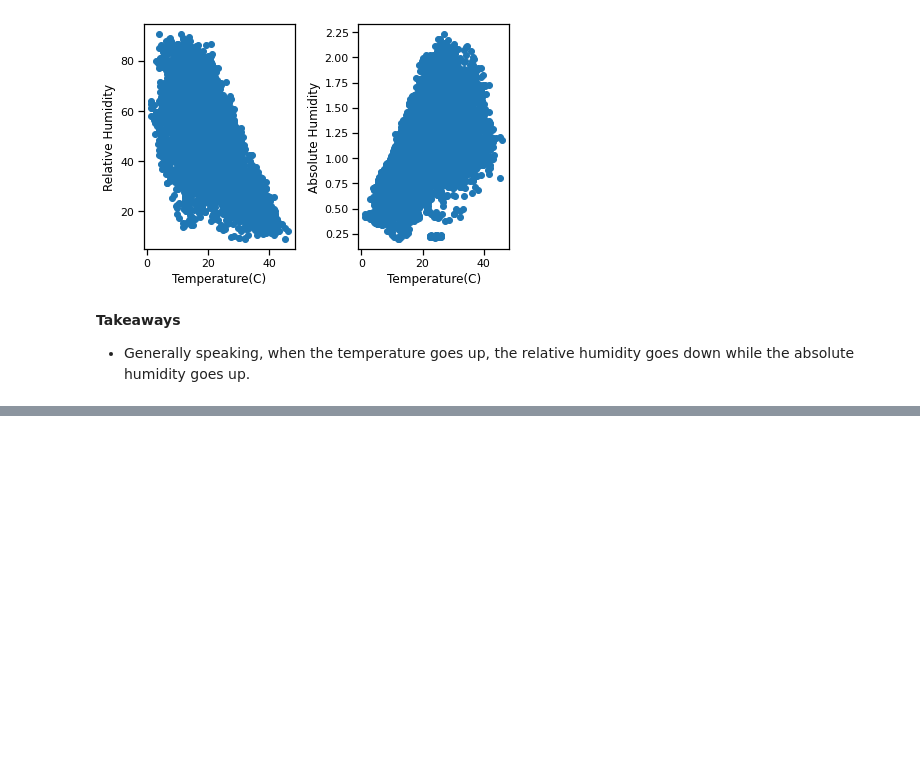
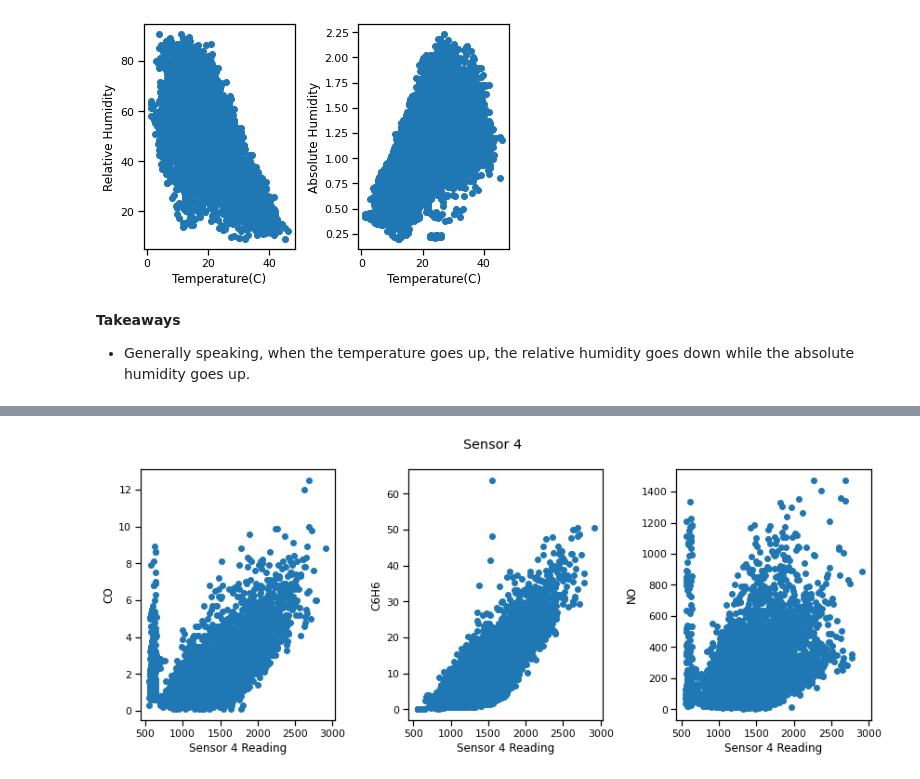
Before and after one commit to Yongliang-Shi/predicting-air-pollution, a Jupyter notebook: MVP.ipynb, the cells around one changed output, grey strips where cells are left out. Saved outputs shown, nothing was run; the diff lists cells and outputs as text; code cells hidden in the pictures; blank space fills up the shorter version.

```diff
--- a/MVP.ipynb
+++ b/MVP.ipynb
@@ -175,0 +253,23 @@ plt.show()
+# %%
+plt.figure(figsize=(12,5))
+plt.suptitle('Sensor 4')
+
+plt.subplot(131)
+plt.scatter('sensor_4', 'target_carbon_monoxide', data=df)
+plt.xlabel('Sensor 4 Reading')
+plt.ylabel('CO')
+
+plt.subplot(132)
+plt.scatter('sensor_4', 'target_benzene', data=df)
+plt.xlabel('Sensor 4 Reading')
+plt.ylabel('C6H6')
+
+plt.subplot(133)
+plt.scatter('sensor_4', 'target_nitrogen_oxides', data=df)
+plt.xlabel('Sensor 4 Reading')
+plt.ylabel('NO')
+
+plt.tight_layout()
+plt.show()
+# %% [output]
+[figure, added]
```
Also changed, not shown: parts of 8 cells of this notebook.
